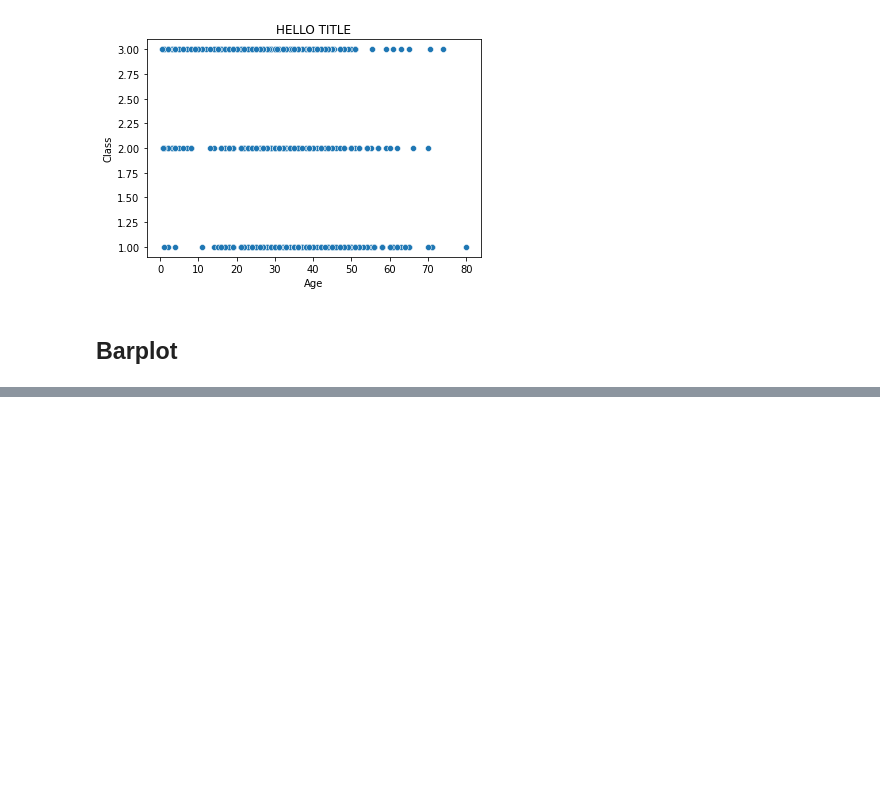
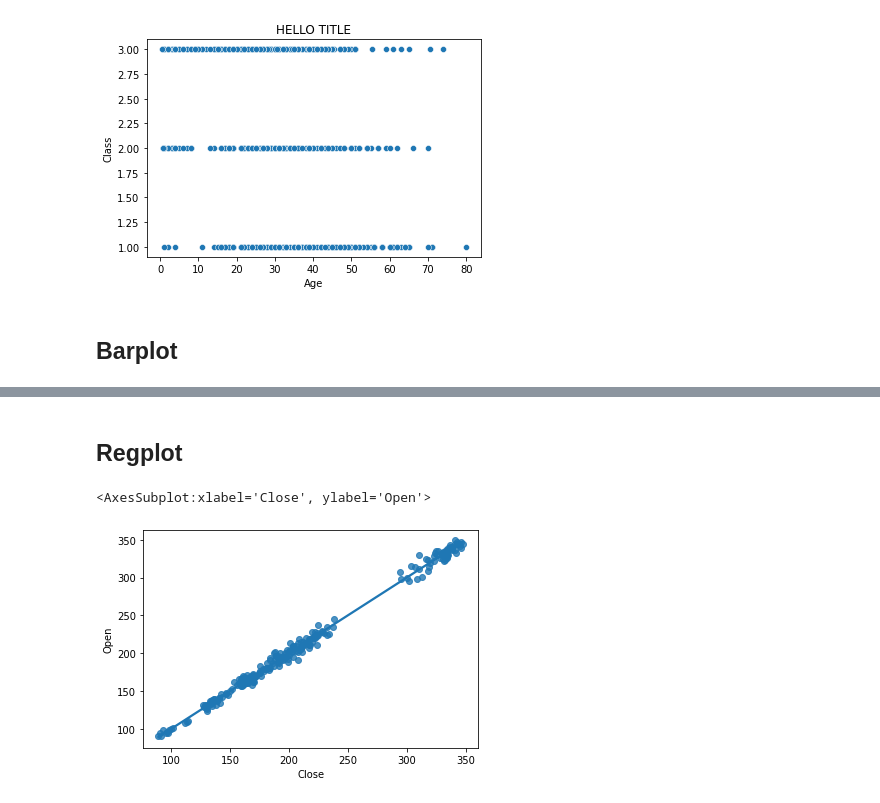
Before and after one commit to enricogoerlitz/DevTed-DS, a Jupyter notebook: dev_devted.ipynb, the cells around one changed output, grey strips where cells are left out. Cells and saved outputs as stored; diff of their text form; code cells hidden in the pictures; blank space fills up the shorter version.

```diff
--- a/dev_devted.ipynb
+++ b/dev_devted.ipynb
@@ -305,0 +365,7 @@ barplot(y="Embarked", x="Fare", data=df, orient="h", order=["C", "S", "Q"], ci=N
+# %% [markdown]
+## Regplot
+# %%
+sns.regplot(x="Close", y="Open", data=df_ts)
+# %% [output]
+<AxesSubplot:xlabel='Close', ylabel='Open'>
+[figure, added]
```
Also changed, not shown: parts of 11 cells of this notebook, 10 other files.
